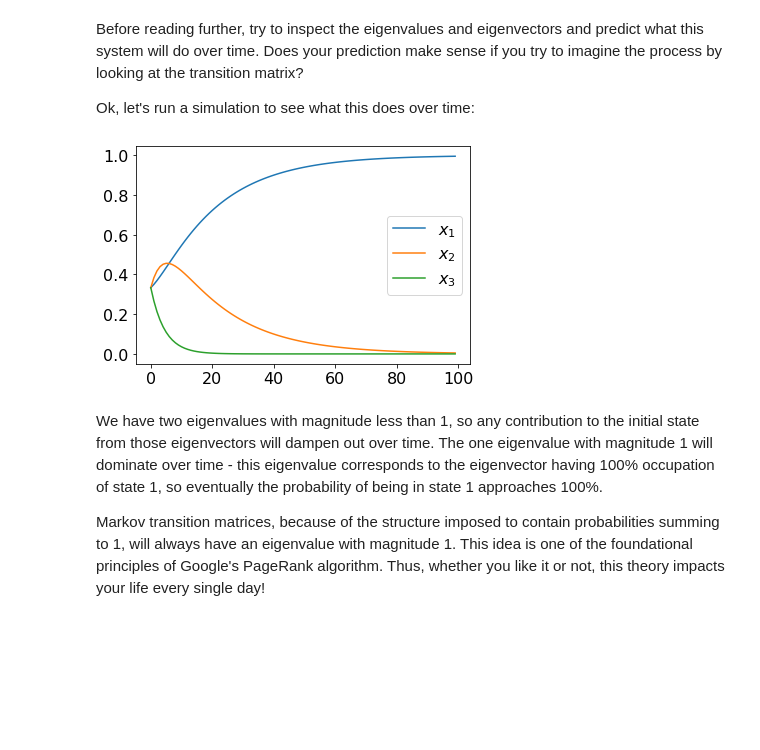
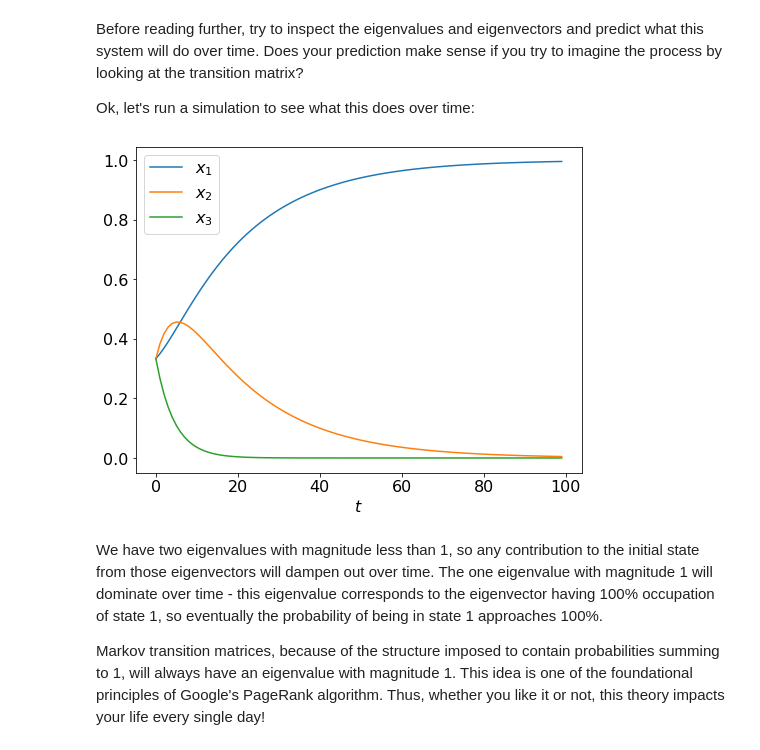
Before and after one commit to plandrem/PyData-2019, a Jupyter notebook: Ch 3 - Eigenvalues and Eigenvectors.ipynb, the cells around one changed output. Saved outputs shown, nothing was run; the diff lists cells and outputs as text; code cells hidden in the pictures; blank space fills up the shorter version.

```diff
--- a/Ch 3 - Eigenvalues and Eigenvectors.ipynb
+++ b/Ch 3 - Eigenvalues and Eigenvectors.ipynb
@@ -170,17 +170,18 @@ Ok, let's run a simulation to see what this does over time:
 # %%
 # Simulate the evolution of the system, starting from a uniform state
 T = 100
 x = np.ones((3, T)) / 3.
 
 for t in np.arange(1, T):
     x[:, t] = P @ x[:, t-1]
 
-plt.figure()
+plt.figure(figsize=(8, 6))
 plt.plot(x.T)
-plt.legend(labels=['$x_1$', '$x_2$', '$x_3$'])
+plt.legend(labels=['$x_1$', '$x_2$', '$x_3$'], loc='upper left')
+plt.xlabel('$t$')
 plt.show()
 # %% [output]
-[figure, old version]
+[figure, new version]
 # %% [markdown]
 We have two eigenvalues with magnitude less than 1, so any contribution to the initial state from those eigenvectors will dampen out over time. The one eigenvalue with magnitude 1 will dominate over time - this eigenvalue corresponds to the eigenvector having 100% occupation of state 1, so eventually the probability of being in state 1 approaches 100%.
 
```
Also changed, not shown: 3 other files.
